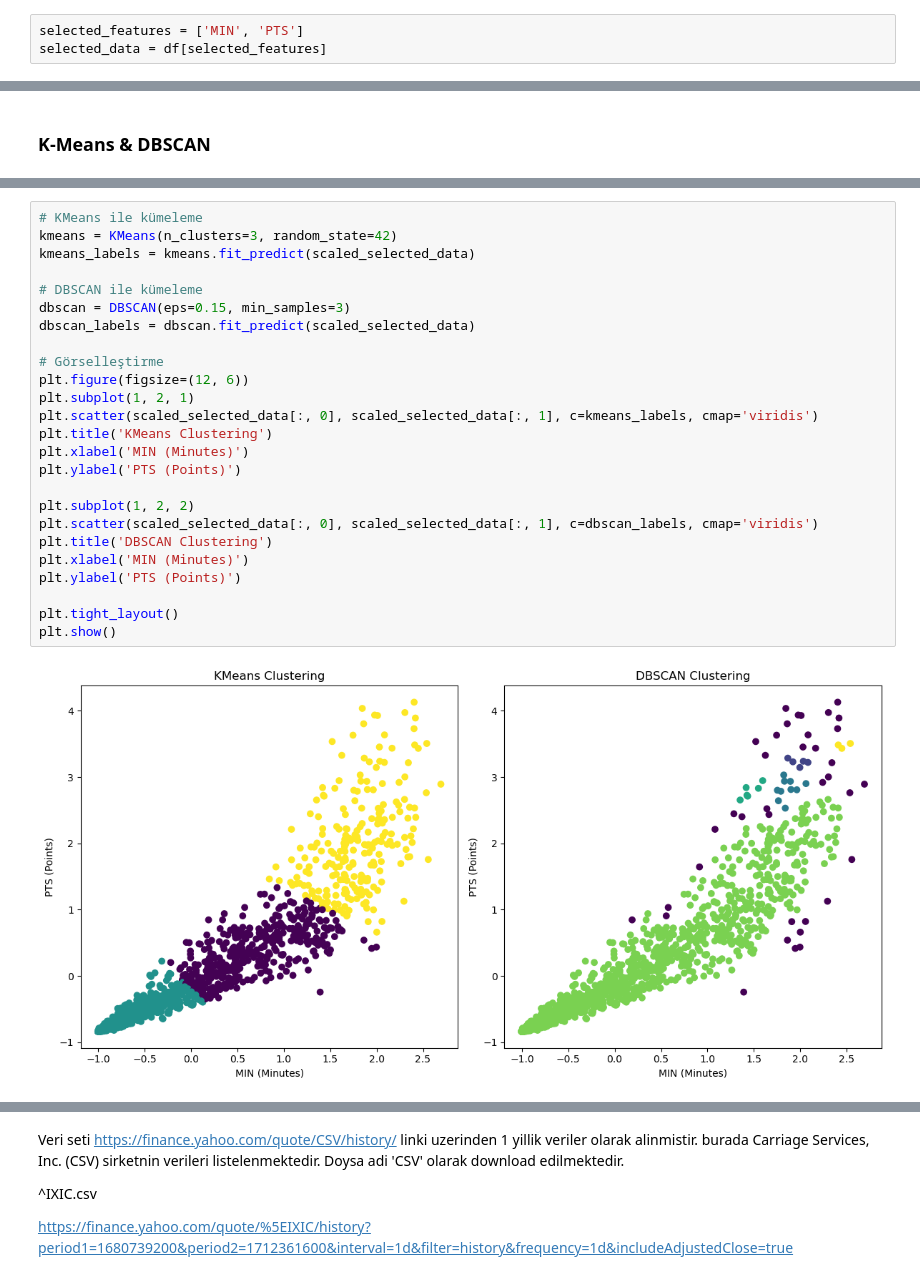
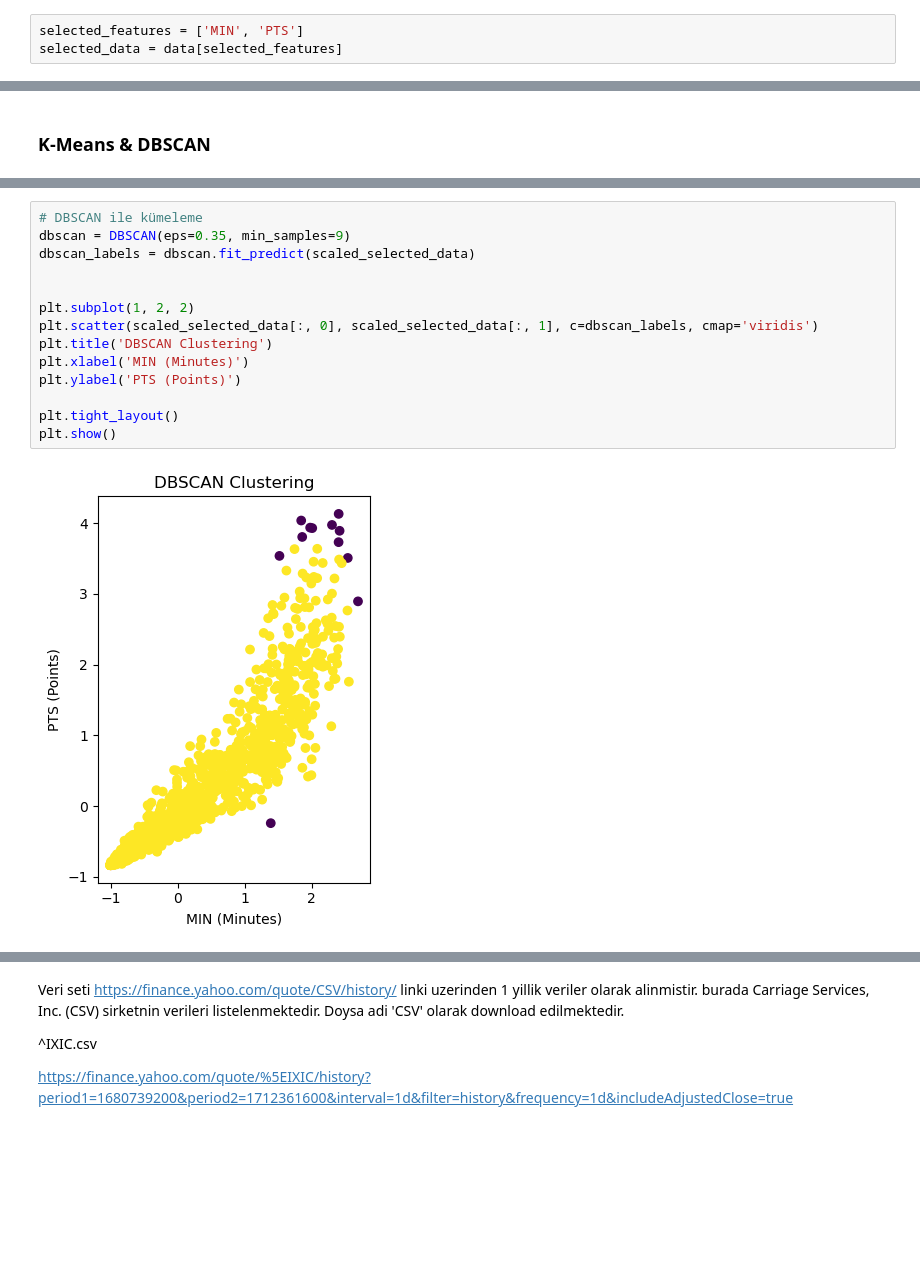
Before and after one commit to SertacBattal/MLBus_HDipData_Sept23_FT, a Jupyter notebook: SertacBattal_MLBus_Semester2_CA1.ipynb, the cells around one changed output, grey strips where cells are left out. Drawn from its saved outputs; the diff is of its cells as text; blank space fills up the shorter version.

```diff
--- a/SertacBattal_MLBus_Semester2_CA1.ipynb
+++ b/SertacBattal_MLBus_Semester2_CA1.ipynb
@@ -180,7 +180,7 @@ data.shape
 from sklearn.preprocessing import StandardScaler
 # %%
 selected_features = ['MIN', 'PTS']
-selected_data = df[selected_features]
+selected_data = data[selected_features]
 # %%
 # Veri setini standartlaştırma
 scaler = StandardScaler()
@@ -192,30 +238,19 @@ from sklearn.cluster import KMeans, DBSCAN
 # %%
-# KMeans ile kümeleme
-kmeans = KMeans(n_clusters=3, random_state=42)
-kmeans_labels = kmeans.fit_predict(scaled_selected_data)
-
 # DBSCAN ile kümeleme
-dbscan = DBSCAN(eps=0.15, min_samples=3)
+dbscan = DBSCAN(eps=0.35, min_samples=9)
 dbscan_labels = dbscan.fit_predict(scaled_selected_data)
 
-# Görselleştirme
-plt.figure(figsize=(12, 6))
-plt.subplot(1, 2, 1)
-plt.scatter(scaled_selected_data[:, 0], scaled_selected_data[:, 1], c=kmeans_labels, cmap='viridis')
-plt.title('KMeans Clustering')
-plt.xlabel('MIN (Minutes)')
-plt.ylabel('PTS (Points)')
 
 plt.subplot(1, 2, 2)
 plt.scatter(scaled_selected_data[:, 0], scaled_selected_data[:, 1], c=dbscan_labels, cmap='viridis')
 plt.title('DBSCAN Clustering')
 plt.xlabel('MIN (Minutes)')
 plt.ylabel('PTS (Points)')
 
 plt.tight_layout()
 plt.show()
 # %% [output]
-[figure, old version]
+[figure, new version]
 # %%
 from sklearn_extra.cluster import KMedoids
 from sklearn.cluster import AgglomerativeClustering
```
Also changed, not shown: parts of 18 cells of this notebook.
